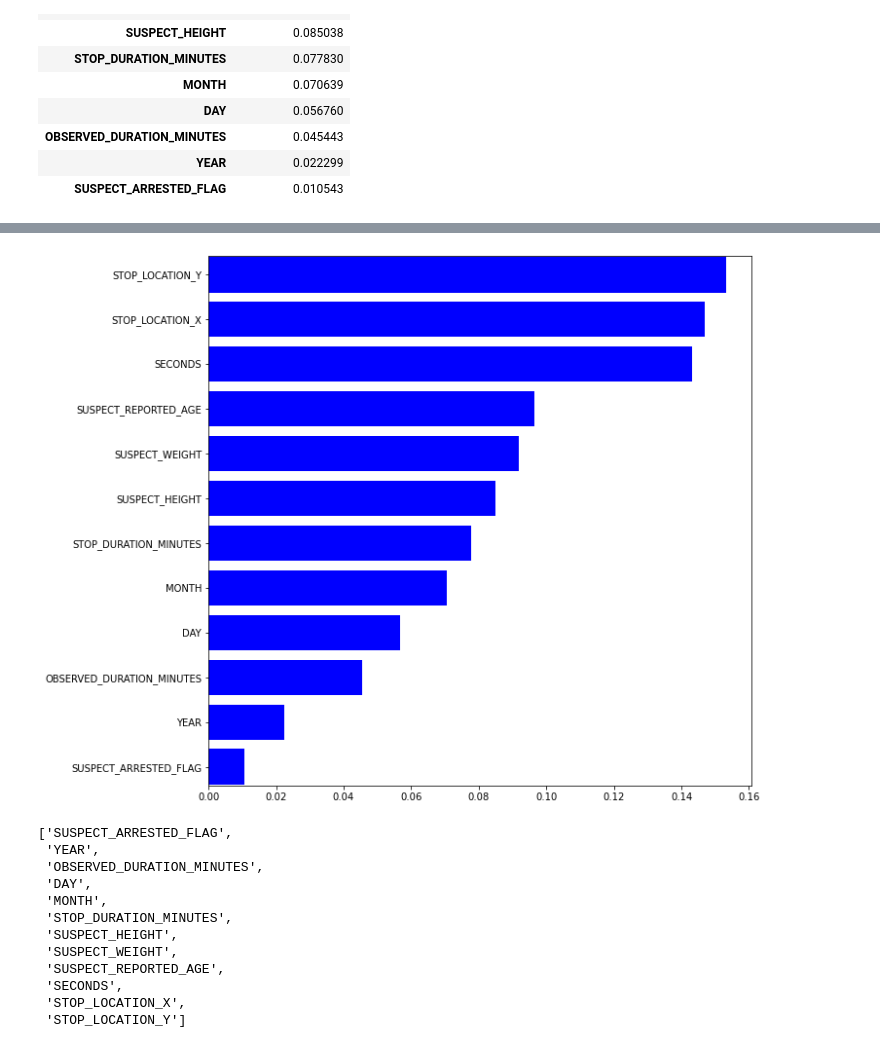
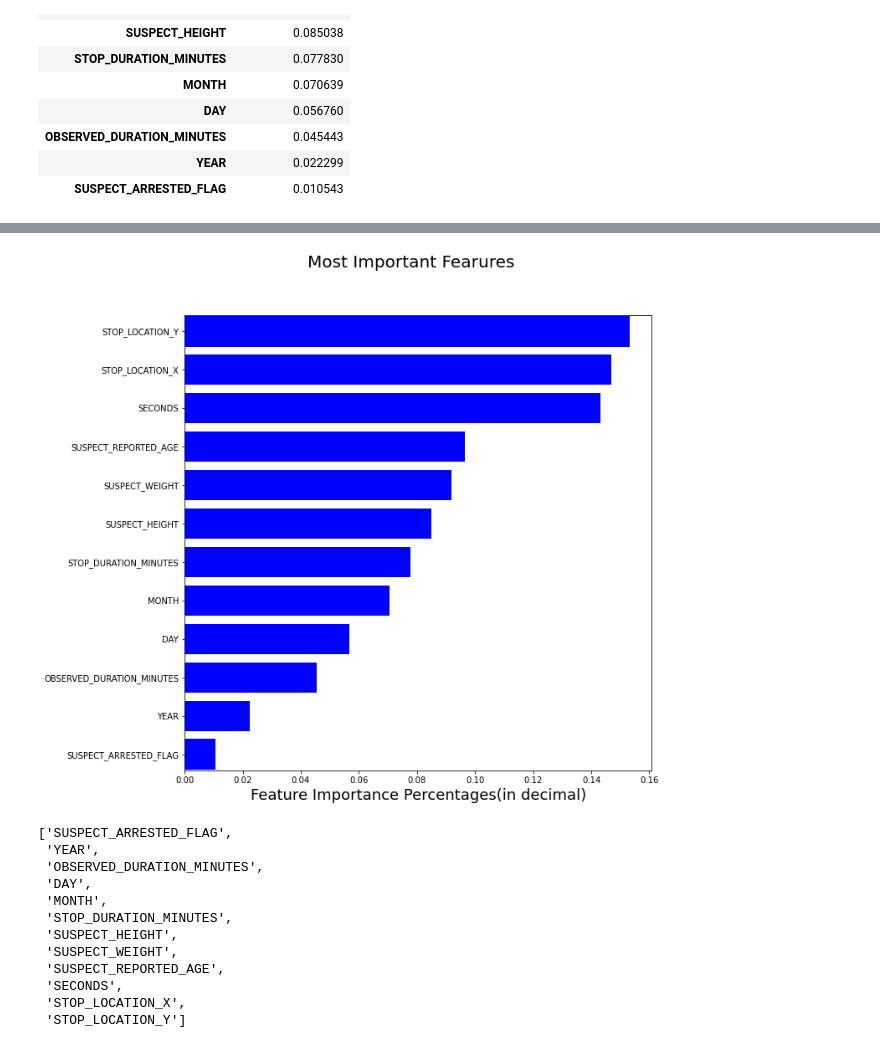
Before and after one commit to uzmabb182/data-detection-using-machine-learning, a Jupyter notebook: static/data_processing/sfq_summon_reduced_feartures.ipynb, the cells around one changed output, grey strips where cells are left out. Saved outputs shown, nothing was run; the diff lists cells and outputs as text; code cells hidden in the pictures.

Commit message:
Feature Importance plots are labeled

```diff
--- a/static/data_processing/sfq_summon_reduced_feartures.ipynb
+++ b/static/data_processing/sfq_summon_reduced_feartures.ipynb
@@ -1372,18 +1368,21 @@ df_feature_importance.plot(kind='line', color='r');
 # %%
 features = sorted(zip(X_merge.columns, clf.feature_importances_), key = lambda x: x[1])
 cols = [f[0] for f in features]
 width = [f[1] for f in features]
 
 fig, ax = plt.subplots()
 
+fig.suptitle('Most Important Fearures', fontsize=20)
+plt.xlabel('Feature Importance Percentages(in decimal)', fontsize=18)
+
 fig.set_size_inches(10,10)
 plt.margins(y=0.001)
 
 ax.barh(y=cols, width=width, color='b')
 plt.savefig('../images/reduced_features.PNG')
 plt.show()
 # %% [output]
-[figure, old version]
+[figure, new version]
 # %%
 cols
 # %% [output]
```
Also changed, not shown: parts of 2 cells of this notebook, 3 other files.
